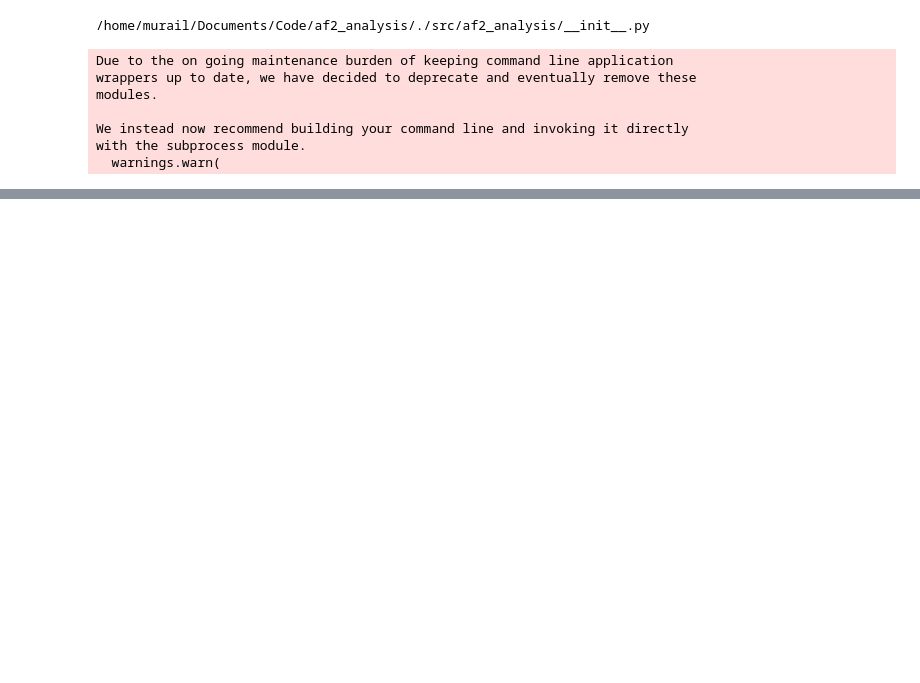
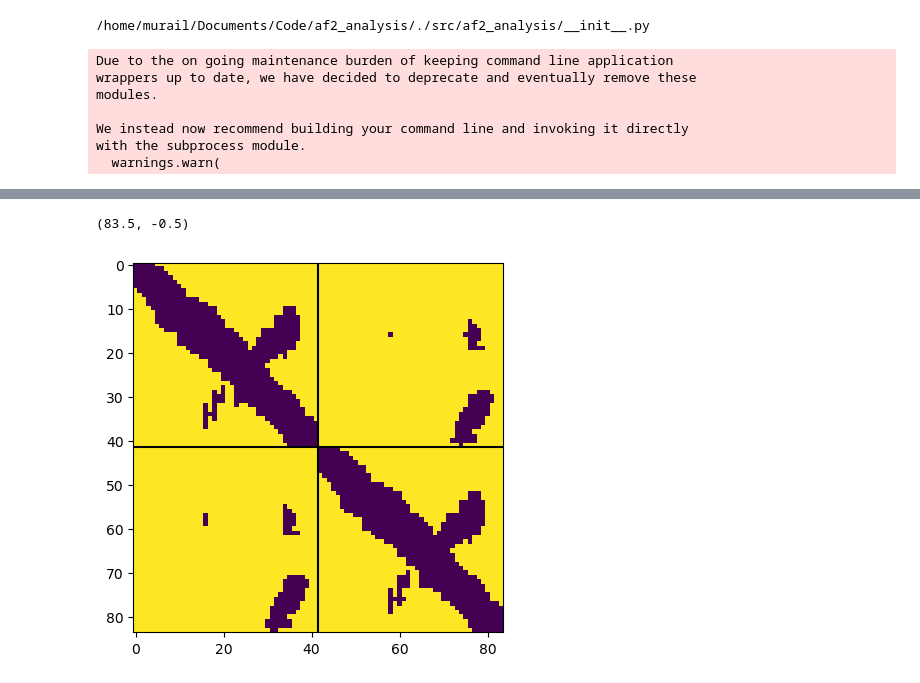
Before and after one commit to samuelmurail/af2_analysis, a Jupyter notebook: example.ipynb, the cells around one changed output, grey strips where cells are left out. Saved outputs shown, nothing was run; the diff lists cells and outputs as text; code cells hidden in the pictures; blank space fills up the shorter version.

```diff
--- a/example.ipynb
+++ b/example.ipynb
@@ -69,0 +100,38 @@ my_data.df
+# %%
+from cmcrameri import cm
+import numpy as np
+import matplotlib.pyplot as plt
+
+pae_cutoff=12.0
+index = 0
+
+row = my_data.df.iloc[index]
+res_max = sum(my_data.chain_length[row["query"]])
+pae_array = af2_analysis.data.get_pae(my_data.df.iloc[index]['json'])
+
+img = plt.imshow(
+    pae_array > pae_cutoff,
+    vmin=0.0,
+    vmax=1.0,
+)
+
+
+plt.hlines(
+    np.cumsum(my_data.chain_length[row["query"]][:-1]) - 0.5,
+    xmin=-0.5,
+    xmax=res_max,
+    colors="black",
+)
+
+plt.vlines(
+    np.cumsum(my_data.chain_length[row["query"]][:-1]) - 0.5,
+    ymin=-0.5,
+    ymax=res_max,
+    colors="black",
+)
+
+plt.xlim(-0.5, res_max - 0.5)
+plt.ylim(res_max - 0.5, -0.5)
+# %% [output]
+(83.5, -0.5)
+[figure, added]
```
Also changed, not shown: parts of 13 cells of this notebook, 1 other file.
